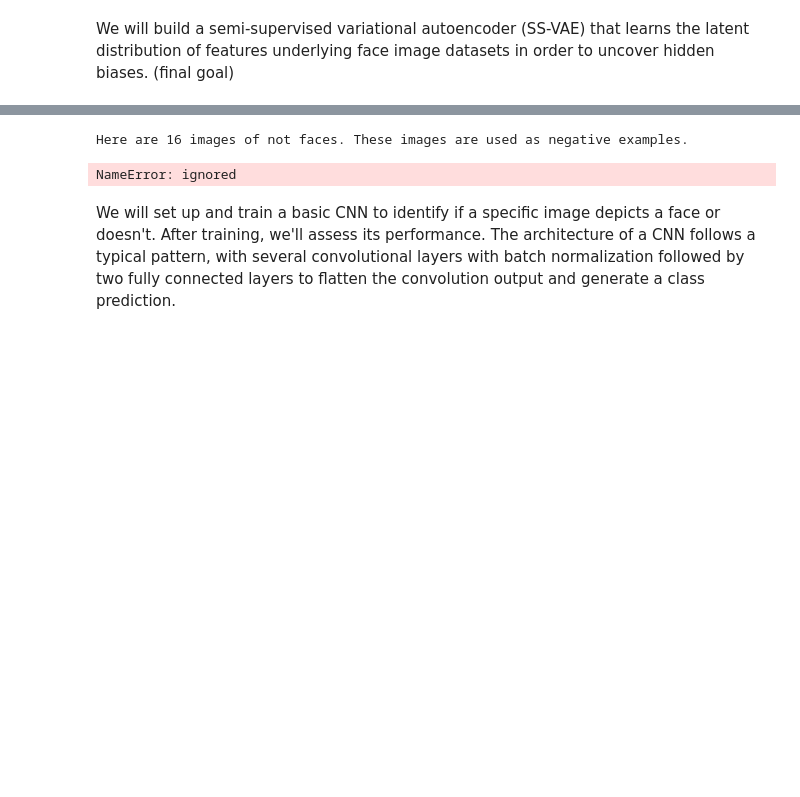
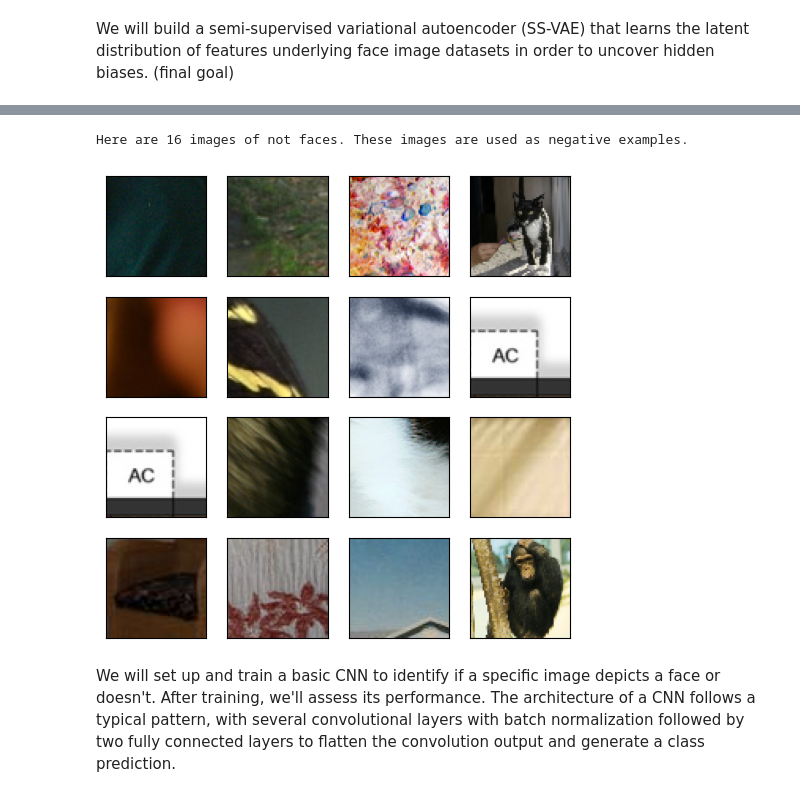
Before and after one commit to CaptainJimbo/MyPortfolio, a Jupyter notebook: facesfacesfacesNOTcomplete.ipynb, the cells around one changed output, grey strips where cells are left out. Cells and saved outputs as stored; diff of their text form; code cells hidden in the pictures; blank space fills up the shorter version.

```diff
--- a/facesfacesfacesNOTcomplete.ipynb
+++ b/facesfacesfacesNOTcomplete.ipynb
@@ -108,9 +130,9 @@ males and females are significantly less, which incorporates a bias (the classif
 # %%
 print('Here are 16 images of not faces. These images are used as negative examples.')
-show(not_faces,16)
+show(not_face_images,16)
 # %% [output]
 Here are 16 images of not faces. These images are used as negative examples.
-NameError: ignored
+[figure, added]
 # %% [markdown]
 We will set up and train a basic CNN to identify if a specific image depicts a face or doesn't. After training, we'll assess its performance. The architecture of a CNN follows a typical pattern, with several convolutional layers with batch normalization followed by two fully connected layers to flatten the convolution output and generate a class prediction.
 # %%
```
Also changed, not shown: parts of 17 cells of this notebook.
